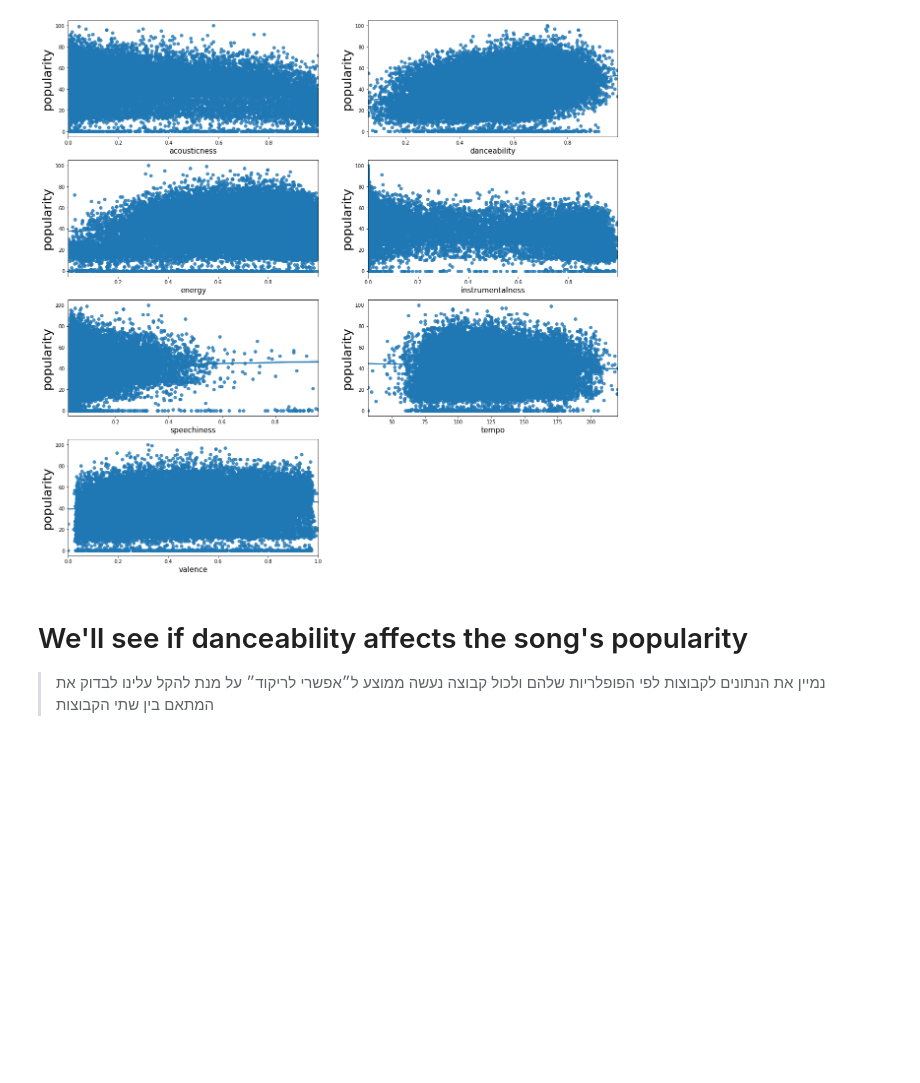
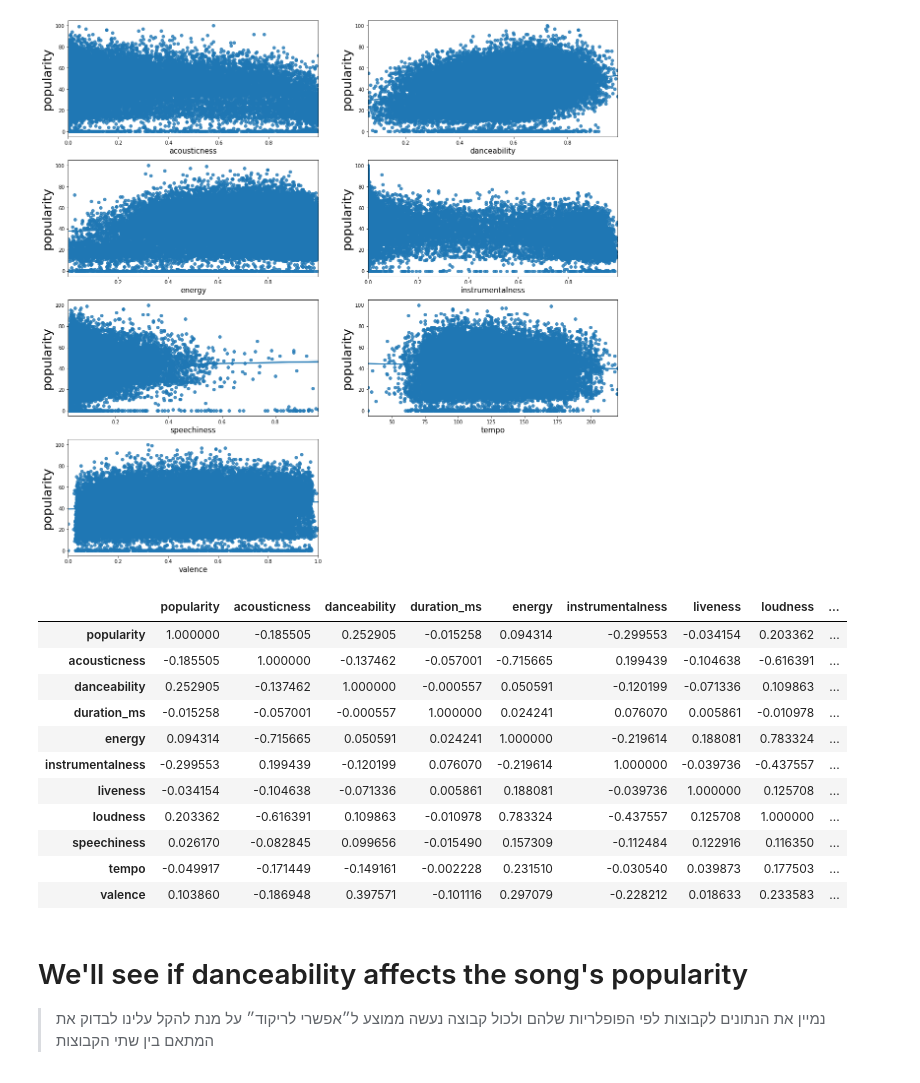
Before and after one commit to natihuri1/spotifyProject, a Jupyter notebook: spotifyProject.ipynb, the cells around one changed output. Drawn from its saved outputs; the diff is of its cells as text; code cells hidden in the pictures; blank space fills up the shorter version.

```diff
--- a/spotifyProject.ipynb
+++ b/spotifyProject.ipynb
@@ -152,5 +148,22 @@ plt.show()
 # %% [output]
 [figure]
+# %%
+corr_df = spotify_df.corr(method='pearson')
+
+corr_df.style.background_gradient(cmap='coolwarm')
+# %% [output]
+|  | popularity | acousticness | danceability | duration_ms | energy | instrumentalness | liveness | loudness | ... |
+| popularity | 1.000000 | -0.185505 | 0.252905 | -0.015258 | 0.094314 | -0.299553 | -0.034154 | 0.203362 | ... |
+| acousticness | -0.185505 | 1.000000 | -0.137462 | -0.057001 | -0.715665 | 0.199439 | -0.104638 | -0.616391 | ... |
+| danceability | 0.252905 | -0.137462 | 1.000000 | -0.000557 | 0.050591 | -0.120199 | -0.071336 | 0.109863 | ... |
+| duration_ms | -0.015258 | -0.057001 | -0.000557 | 1.000000 | 0.024241 | 0.076070 | 0.005861 | -0.010978 | ... |
+| energy | 0.094314 | -0.715665 | 0.050591 | 0.024241 | 1.000000 | -0.219614 | 0.188081 | 0.783324 | ... |
+| instrumentalness | -0.299553 | 0.199439 | -0.120199 | 0.076070 | -0.219614 | 1.000000 | -0.039736 | -0.437557 | ... |
+| liveness | -0.034154 | -0.104638 | -0.071336 | 0.005861 | 0.188081 | -0.039736 | 1.000000 | 0.125708 | ... |
+| loudness | 0.203362 | -0.616391 | 0.109863 | -0.010978 | 0.783324 | -0.437557 | 0.125708 | 1.000000 | ... |
+| speechiness | 0.026170 | -0.082845 | 0.099656 | -0.015490 | 0.157309 | -0.112484 | 0.122916 | 0.116350 | ... |
+| tempo | -0.049917 | -0.171449 | -0.149161 | -0.002228 | 0.231510 | -0.030540 | 0.039873 | 0.177503 | ... |
+| valence | 0.103860 | -0.186948 | 0.397571 | -0.101116 | 0.297079 | -0.228212 | 0.018633 | 0.233583 | ... |
 # %% [markdown]
 # We'll see if danceability affects the song's popularity
 >נמיין את הנתונים לקבוצות לפי הפופלריות שלהם ולכול קבוצה נעשה ממוצע ל״אפשרי לריקוד״ על מנת להקל עלינו לבדוק את המתאם בין שתי הקבוצות
```
Also changed, not shown: parts of 15 cells of this notebook.
